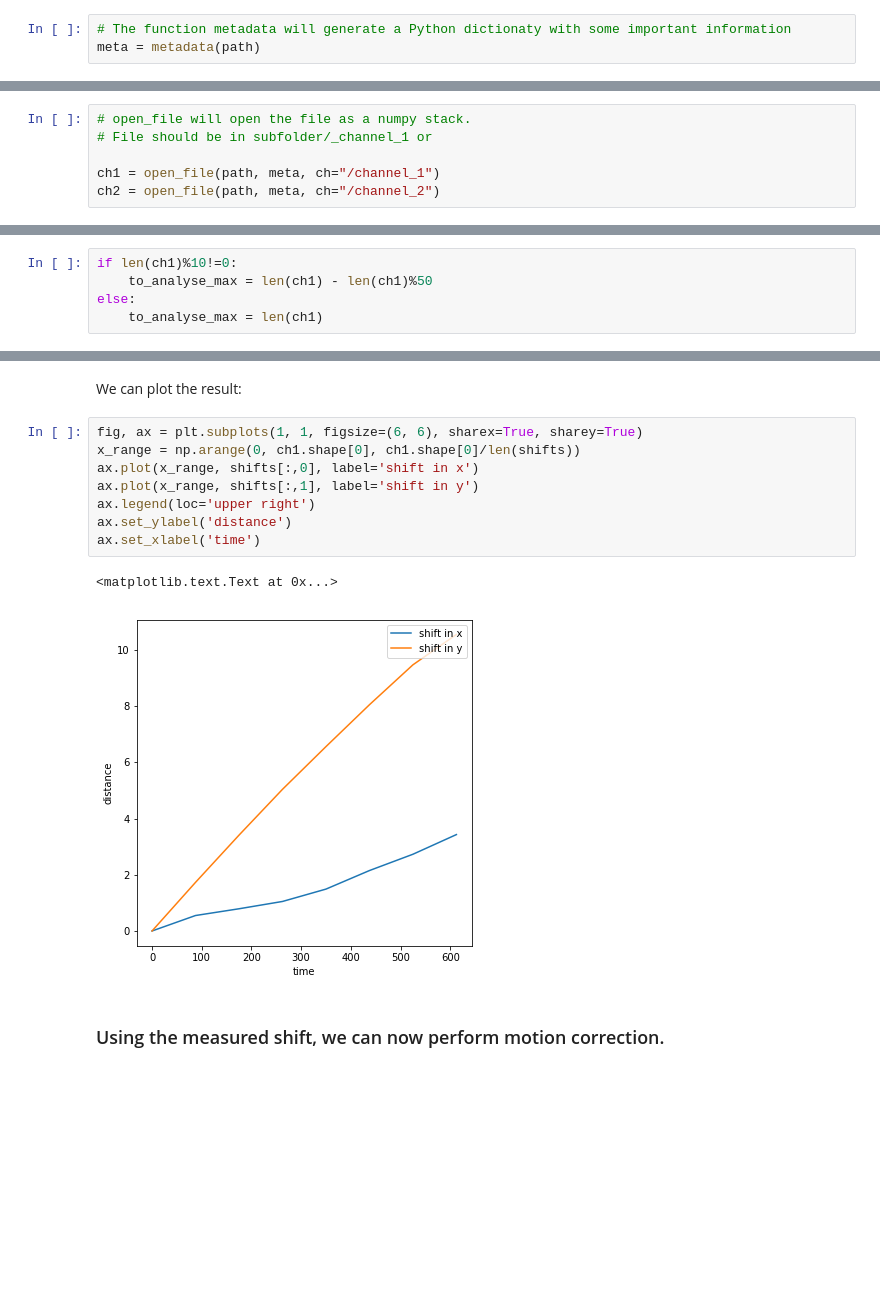
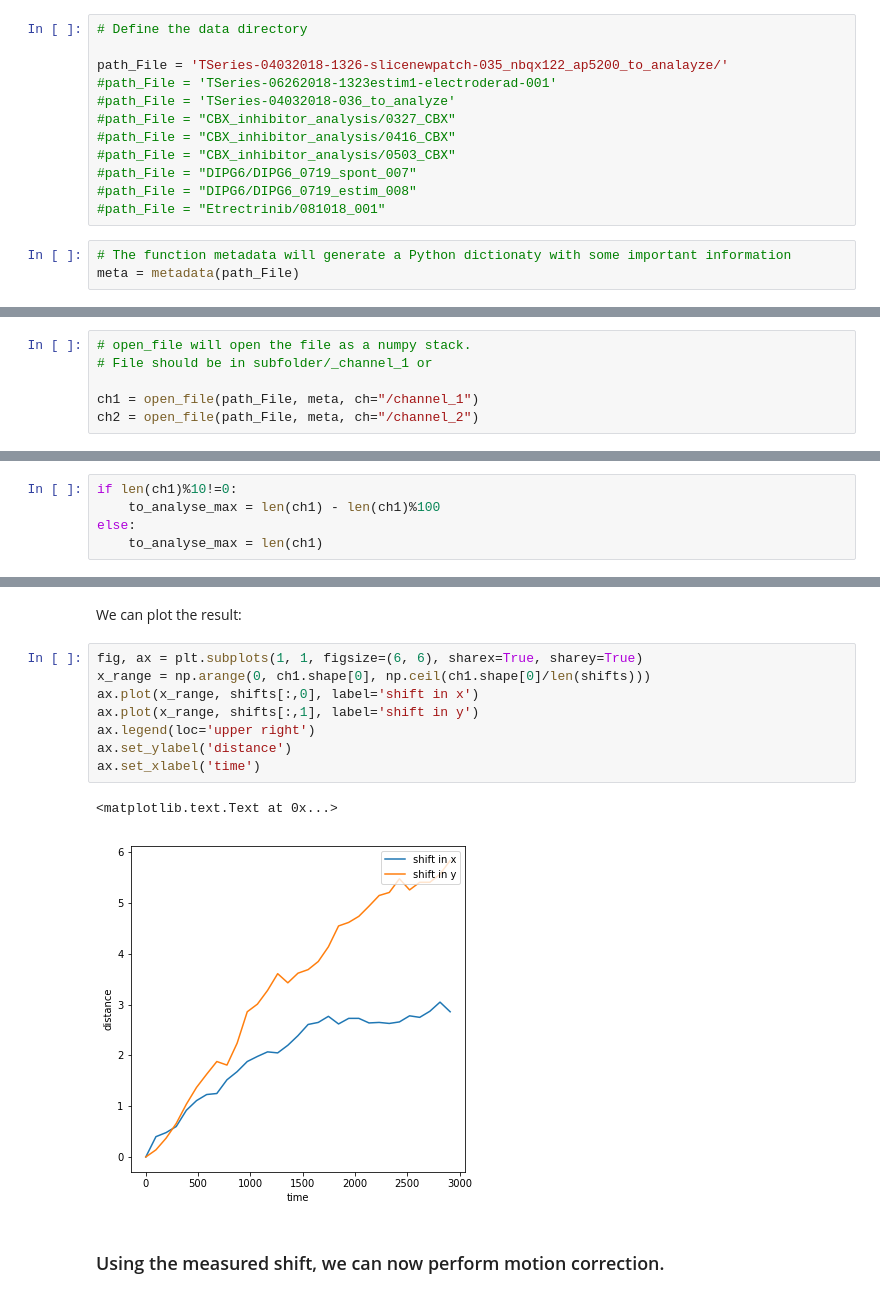
Before and after one commit to bioimage-analysis/HumsaTraces, a Jupyter notebook: notebook/Humsa_Ca_release_synchronicity.ipynb, the cells around one changed output, grey strips where cells are left out. Drawn from its saved outputs; the diff is of its cells as text; blank space fills up the shorter version.

```diff
--- a/notebook/Humsa_Ca_release_synchronicity.ipynb
+++ b/notebook/Humsa_Ca_release_synchronicity.ipynb
@@ -40,6 +43,18 @@ path = "path/to/file"
+# %%
+# Define the data directory
+
+path_File = 'TSeries-04032018-1326-slicenewpatch-035_nbqx122_ap5200_to_analayze/'
+#path_File = 'TSeries-06262018-1323estim1-electroderad-001'
+#path_File = 'TSeries-04032018-036_to_analyze'
+#path_File = "CBX_inhibitor_analysis/0327_CBX"
+#path_File = "CBX_inhibitor_analysis/0416_CBX"
+#path_File = "CBX_inhibitor_analysis/0503_CBX"
+#path_File = "DIPG6/DIPG6_0719_spont_007"
+#path_File = "DIPG6/DIPG6_0719_estim_008"
+#path_File = "Etrectrinib/081018_001"
 # %%
 # The function metadata will generate a Python dictionaty with some important information
-meta = metadata(path)
+meta = metadata(path_File)
 # %%
 for key in meta:
     print(key)
@@ -55,5 +70,5 @@ TimePoint
 # open_file will open the file as a numpy stack.
 # File should be in subfolder/_channel_1 or
 
-ch1 = open_file(path, meta, ch="/channel_1")
-ch2 = open_file(path, meta, ch="/channel_2")
+ch1 = open_file(path_File, meta, ch="/channel_1")
+ch2 = open_file(path_File, meta, ch="/channel_2")
@@ -85,7 +102,7 @@ Size in bytes: 194500944
 We need to make sure that the data have the write shape:
 # %%
 if len(ch1)%10!=0:
-    to_analyse_max = len(ch1) - len(ch1)%50
+    to_analyse_max = len(ch1) - len(ch1)%100
 else:
     to_analyse_max = len(ch1)
 # %% [markdown]
@@ -122,15 +147,15 @@ shifts = list_shift(ch1)
 We can plot the result:
 # %%
 fig, ax = plt.subplots(1, 1, figsize=(6, 6), sharex=True, sharey=True)
-x_range = np.arange(0, ch1.shape[0], ch1.shape[0]/len(shifts))
+x_range = np.arange(0, ch1.shape[0], np.ceil(ch1.shape[0]/len(shifts)))
 ax.plot(x_range, shifts[:,0], label='shift in x')
 ax.plot(x_range, shifts[:,1], label='shift in y')
 ax.legend(loc='upper right')
 ax.set_ylabel('distance')
 ax.set_xlabel('time')
 # %% [output]
 <matplotlib.text.Text at 0x...>
-[figure, old version]
+[figure, new version]
 # %% [markdown]
 ### Using the measured shift, we can now perform motion correction.
 # %%
```
Also changed, not shown: parts of 27 cells of this notebook, 6 other files.
